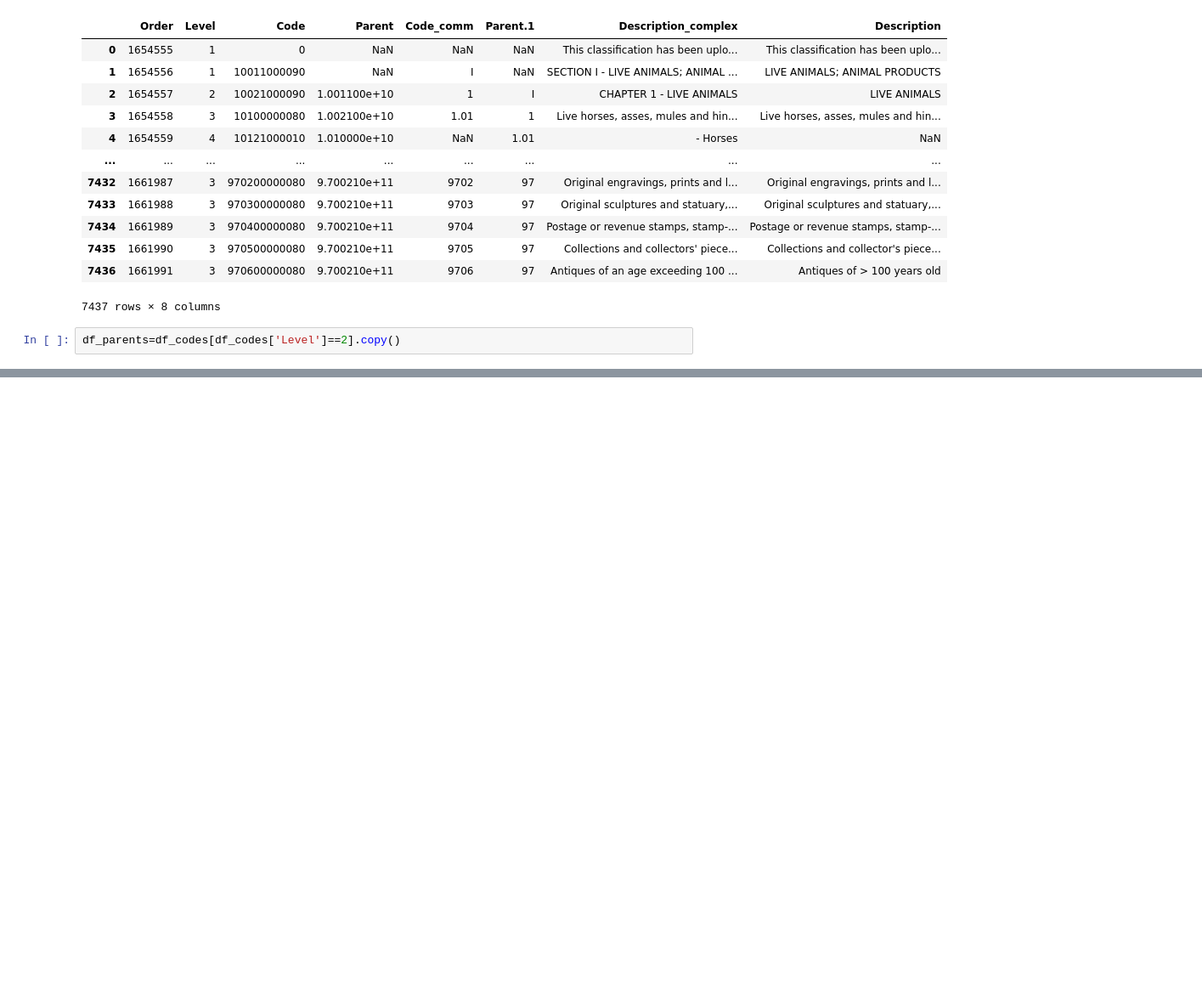
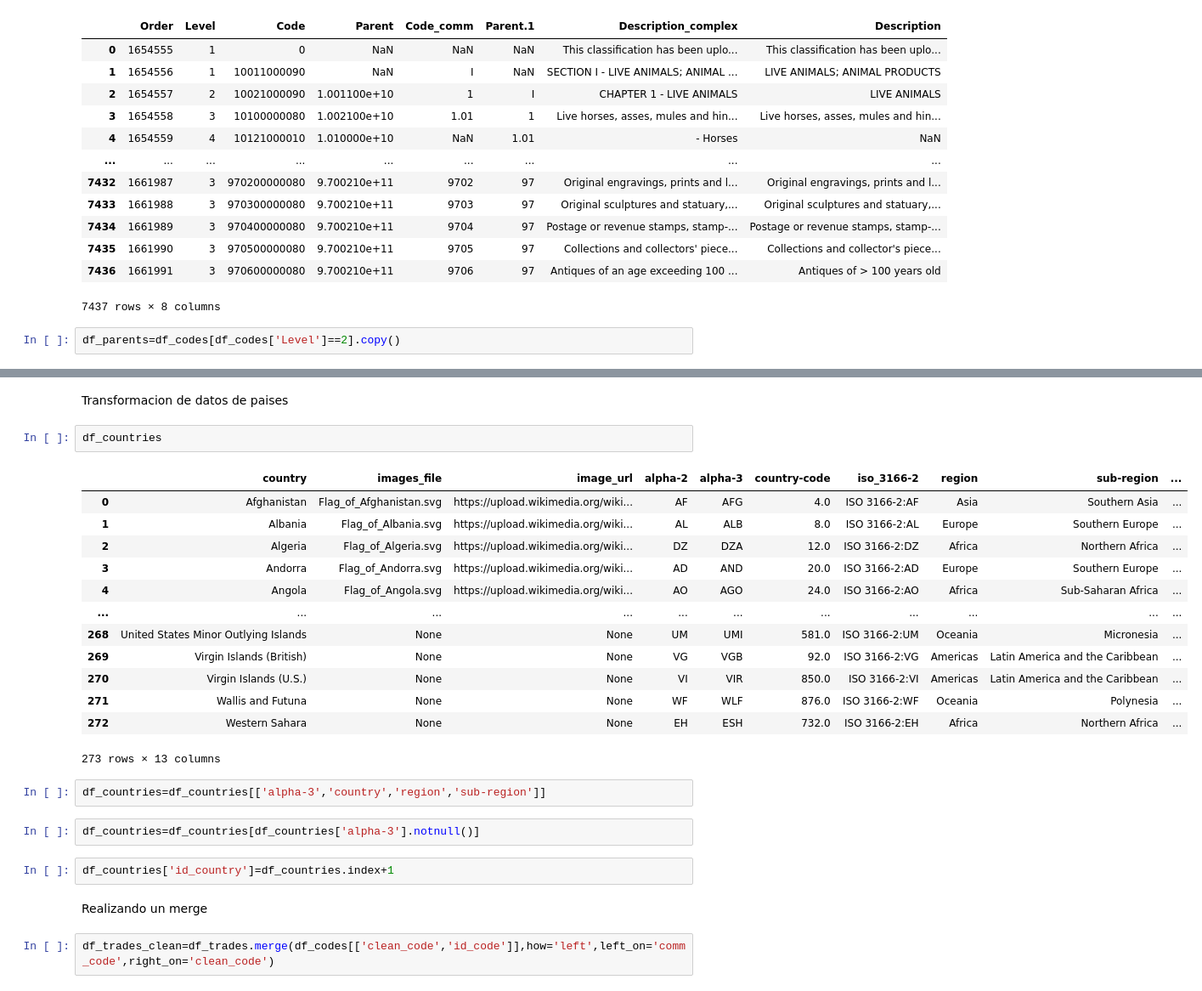
Before and after one commit to arimohy/fundamentos-etl, a Jupyter notebook: templateETL.ipynb, the cells around one changed output, grey strips where cells are left out. Shown at 85% size. Cells and saved outputs as stored; diff of their text form; blank space fills up the shorter version.

Commit message:
Fase de transformacion

```diff
--- a/templateETL.ipynb
+++ b/templateETL.ipynb
@@ -31,0 +150,28 @@ df_parents=df_codes[df_codes['Level']==2].copy()
+# %% [markdown]
+Transformacion de datos de paises
+# %%
+df_countries
+# %% [output]
+|  | country | images_file | image_url | alpha-2 | alpha-3 | country-code | iso_3166-2 | region | sub-region | ... |
+| 0 | Afghanistan | Flag_of_Afghanistan.svg | https://upload.wikimedia.org/wiki... | AF | AFG | 4.0 | ISO 3166-2:AF | Asia | Southern Asia | ... |
+| 1 | Albania | Flag_of_Albania.svg | https://upload.wikimedia.org/wiki... | AL | ALB | 8.0 | ISO 3166-2:AL | Europe | Southern Europe | ... |
+| 2 | Algeria | Flag_of_Algeria.svg | https://upload.wikimedia.org/wiki... | DZ | DZA | 12.0 | ISO 3166-2:DZ | Africa | Northern Africa | ... |
+| 3 | Andorra | Flag_of_Andorra.svg | https://upload.wikimedia.org/wiki... | AD | AND | 20.0 | ISO 3166-2:AD | Europe | Southern Europe | ... |
+| 4 | Angola | Flag_of_Angola.svg | https://upload.wikimedia.org/wiki... | AO | AGO | 24.0 | ISO 3166-2:AO | Africa | Sub-Saharan Africa | ... |
+| ... | ... | ... | ... | ... | ... | ... | ... | ... | ... | ... |
+| 268 | United States Minor Outlying Islands | None | None | UM | UMI | 581.0 | ISO 3166-2:UM | Oceania | Micronesia | ... |
+| 269 | Virgin Islands (British) | None | None | VG | VGB | 92.0 | ISO 3166-2:VG | Americas | Latin America and the Caribbean | ... |
+| 270 | Virgin Islands (U.S.) | None | None | VI | VIR | 850.0 | ISO 3166-2:VI | Americas | Latin America and the Caribbean | ... |
+| 271 | Wallis and Futuna | None | None | WF | WLF | 876.0 | ISO 3166-2:WF | Oceania | Polynesia | ... |
+| 272 | Western Sahara | None | None | EH | ESH | 732.0 | ISO 3166-2:EH | Africa | Northern Africa | ... |
+273 rows × 13 columns
+# %%
+df_countries=df_countries[['alpha-3','country','region','sub-region']]
+# %%
+df_countries=df_countries[df_countries['alpha-3'].notnull()]
+# %%
+df_countries['id_country']=df_countries.index+1
+# %% [markdown]
+Realizando un merge
+# %%
+df_trades_clean=df_trades.merge(df_codes[['clean_code','id_code']],how='left',left_on='comm_code',right_on='clean_code')
```
Also changed, not shown: parts of 26 cells of this notebook.
